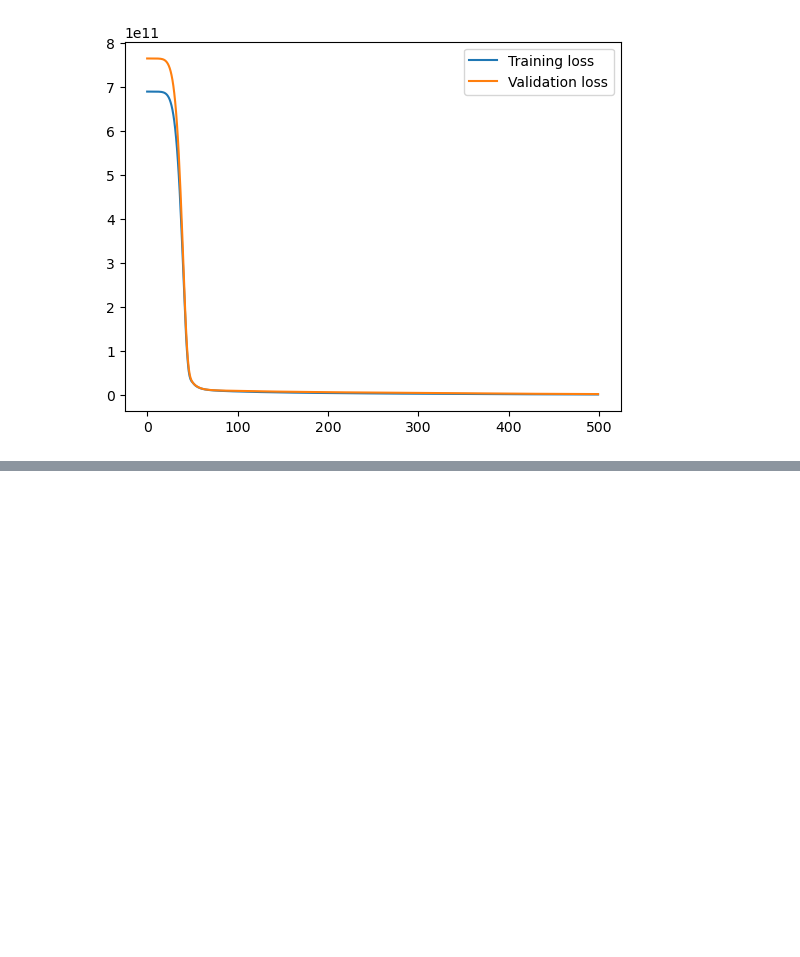
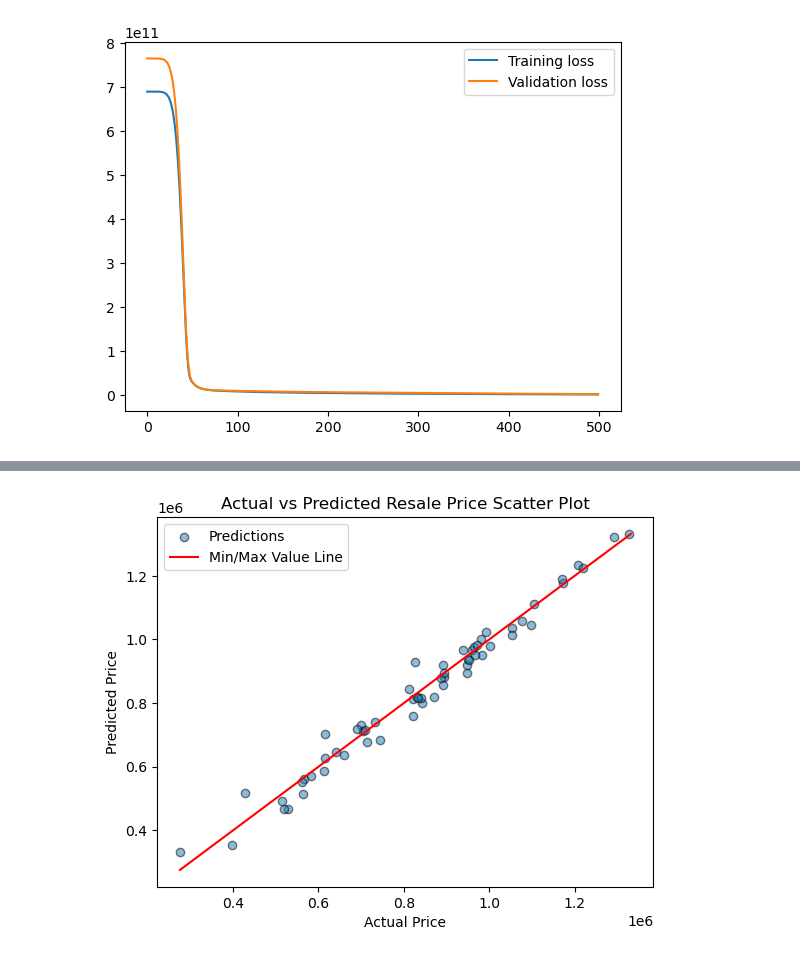
Before and after one commit to rdmahajan/ann-regression-project, a Jupyter notebook: ANN Regression Vehicle Price.ipynb, the cells around one changed output, grey strips where cells are left out. Saved outputs shown, nothing was run; the diff lists cells and outputs as text; code cells hidden in the pictures; blank space fills up the shorter version.

```diff
--- a/ANN Regression Vehicle Price.ipynb
+++ b/ANN Regression Vehicle Price.ipynb
@@ -151,0 +151,14 @@ pp.show()
+# %%
+pp.scatter(y_test, ypred_test, alpha = 0.5, edgecolors = "black", label = "Predictions")
+min_val = min(y_test.min(), ypred_test.min())
+max_val = max(y_test.max(), ypred_test.max())
+
+pp.plot([min_val, max_val], [min_val, max_val], color = "red", label = "Min/Max Value Line")  # diagonal reference line
+
+pp.xlabel("Actual Price")
+pp.ylabel("Predicted Price")
+pp.title("Actual vs Predicted Resale Price Scatter Plot")
+pp.legend()
+pp.show()
+# %% [output]
+[figure, added]
```
Also changed, not shown: parts of 1 cell of this notebook.
